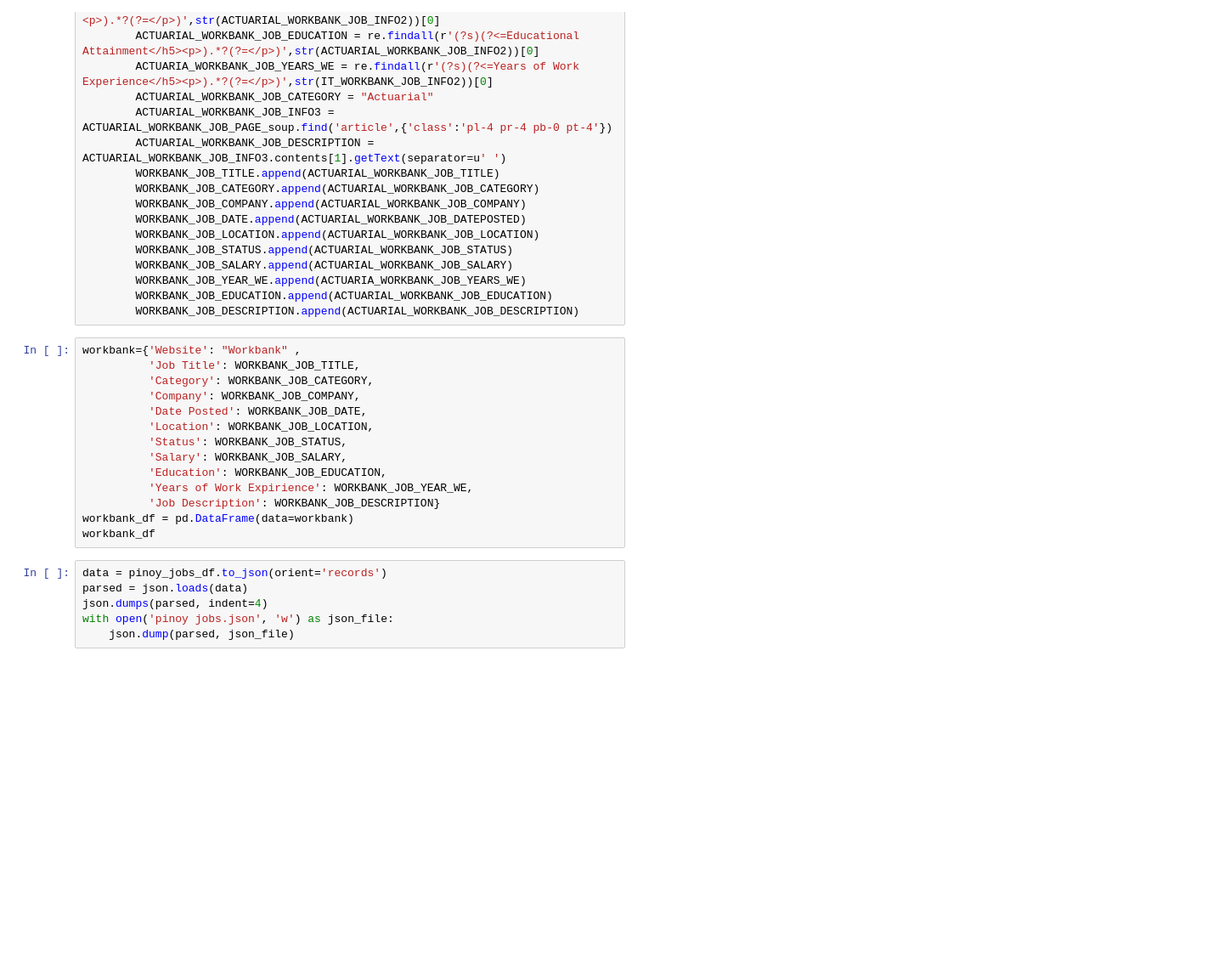
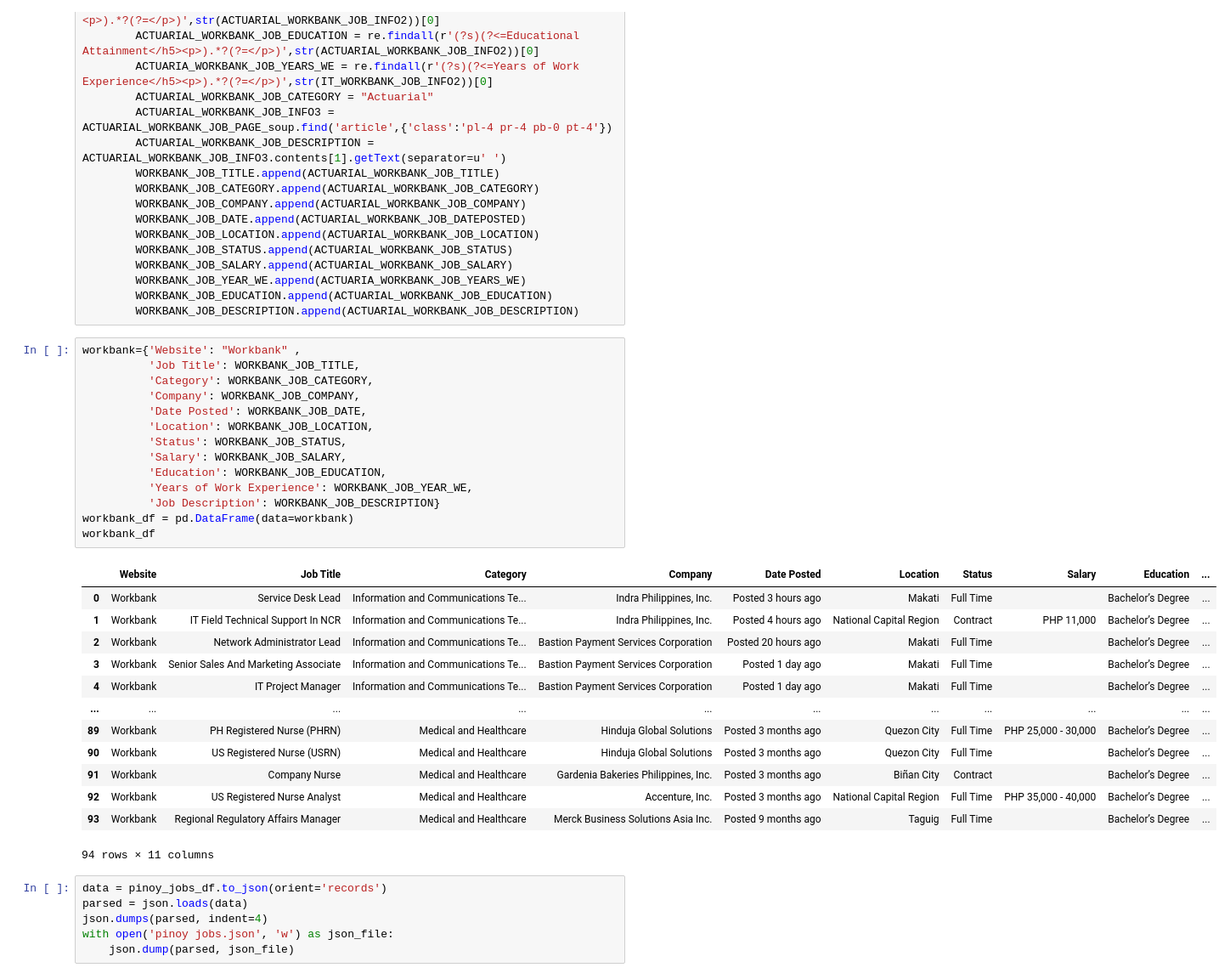
Before and after one commit to mcbsanchez/Trifacta-DATAPRE, a Jupyter notebook: MCO1/Trifacta_Jobs_Compiled_PJDocu.ipynb, the cells around one changed output. Shown at 85% size. Saved outputs shown, nothing was run; the diff lists cells and outputs as text; blank space fills up the shorter version.

```diff
--- a/MCO1/Trifacta_Jobs_Compiled_PJDocu.ipynb
+++ b/MCO1/Trifacta_Jobs_Compiled_PJDocu.ipynb
@@ -423,17 +423,31 @@ for i in range(len(ACTUARIAL_WORKBANK_PAGES)):
 # %%
 workbank={'Website': "Workbank" ,
           'Job Title': WORKBANK_JOB_TITLE,
           'Category': WORKBANK_JOB_CATEGORY,
           'Company': WORKBANK_JOB_COMPANY,
           'Date Posted': WORKBANK_JOB_DATE,
           'Location': WORKBANK_JOB_LOCATION,
           'Status': WORKBANK_JOB_STATUS,
           'Salary': WORKBANK_JOB_SALARY,
           'Education': WORKBANK_JOB_EDUCATION,
-          'Years of Work Expirience': WORKBANK_JOB_YEAR_WE,
+          'Years of Work Experience': WORKBANK_JOB_YEAR_WE,
           'Job Description': WORKBANK_JOB_DESCRIPTION}
 workbank_df = pd.DataFrame(data=workbank)
 workbank_df
+# %% [output]
+|  | Website | Job Title | Category | Company | Date Posted | Location | Status | Salary | Education | ... |
+| 0 | Workbank | Service Desk Lead | Information and Communications Te... | Indra Philippines, Inc. | Posted 3 hours ago | Makati | Full Time |  | Bachelor’s Degree | ... |
+| 1 | Workbank | IT Field Technical Support In NCR | Information and Communications Te... | Indra Philippines, Inc. | Posted 4 hours ago | National Capital Region | Contract | PHP 11,000 | Bachelor’s Degree | ... |
+| 2 | Workbank | Network Administrator Lead | Information and Communications Te... | Bastion Payment Services Corporation | Posted 20 hours ago | Makati | Full Time |  | Bachelor’s Degree | ... |
+| 3 | Workbank | Senior Sales And Marketing Associate | Information and Communications Te... | Bastion Payment Services Corporation | Posted 1 day ago | Makati | Full Time |  | Bachelor’s Degree | ... |
+| 4 | Workbank | IT Project Manager | Information and Communications Te... | Bastion Payment Services Corporation | Posted 1 day ago | Makati | Full Time |  | Bachelor’s Degree | ... |
+| ... | ... | ... | ... | ... | ... | ... | ... | ... | ... | ... |
+| 89 | Workbank | PH Registered Nurse (PHRN) | Medical and Healthcare | Hinduja Global Solutions | Posted 3 months ago | Quezon City | Full Time | PHP 25,000 - 30,000 | Bachelor’s Degree | ... |
+| 90 | Workbank | US Registered Nurse (USRN) | Medical and Healthcare | Hinduja Global Solutions | Posted 3 months ago | Quezon City | Full Time |  | Bachelor’s Degree | ... |
+| 91 | Workbank | Company Nurse | Medical and Healthcare | Gardenia Bakeries Philippines, Inc. | Posted 3 months ago | Biñan City | Contract |  | Bachelor’s Degree | ... |
+| 92 | Workbank | US Registered Nurse Analyst | Medical and Healthcare | Accenture, Inc. | Posted 3 months ago | National Capital Region | Full Time | PHP 35,000 - 40,000 | Bachelor’s Degree | ... |
+| 93 | Workbank | Regional Regulatory Affairs Manager | Medical and Healthcare | Merck Business Solutions Asia Inc. | Posted 9 months ago | Taguig | Full Time |  | Bachelor’s Degree | ... |
+94 rows × 11 columns
 # %%
 data = pinoy_jobs_df.to_json(orient='records')
 parsed = json.loads(data)
```
Also changed, not shown: parts of 27 cells of this notebook.
